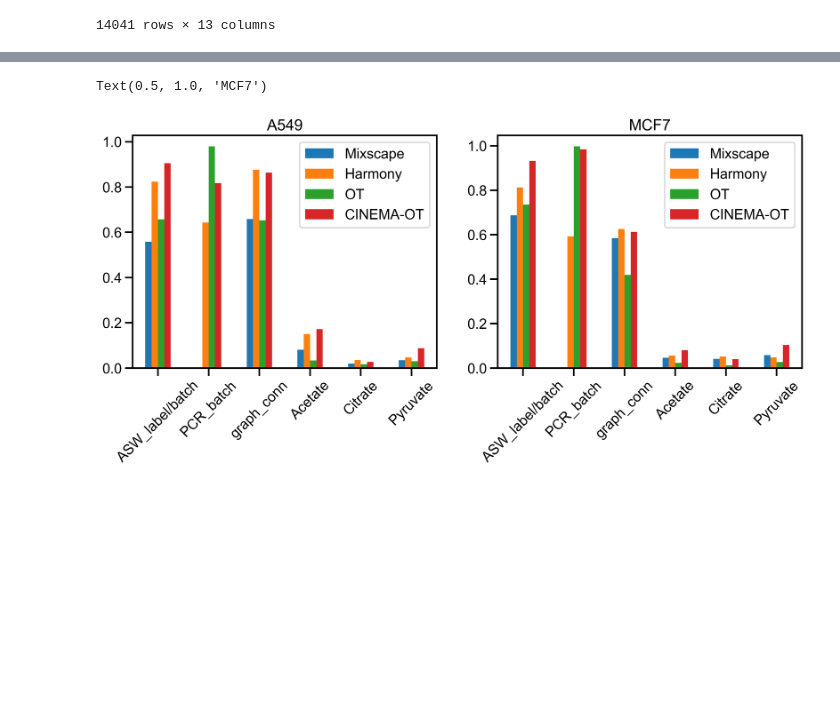
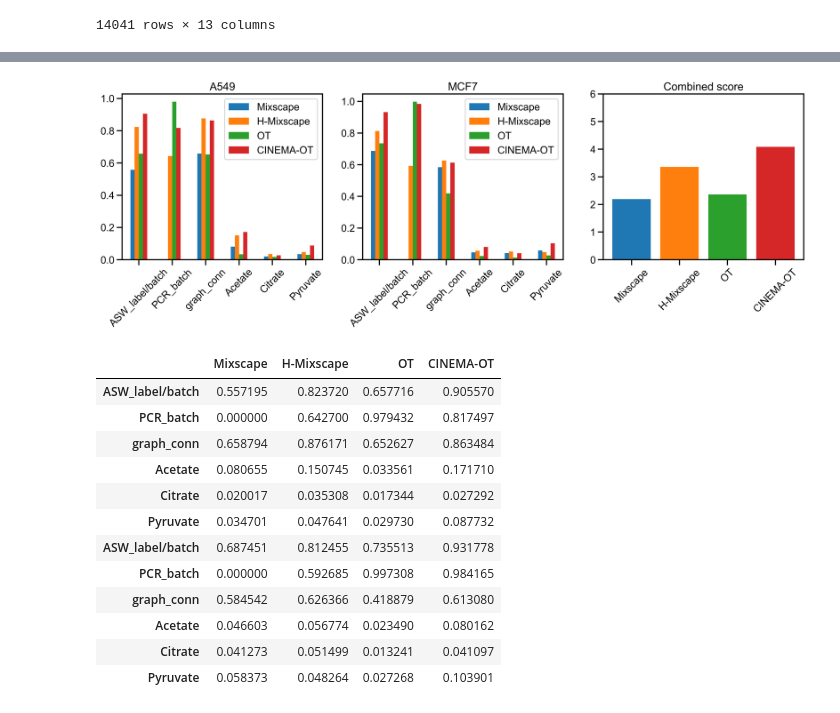
Before and after one commit to vandijklab/CINEMA-OT, a Jupyter notebook: benchmark/Sciplex_benchmark.ipynb, the cells around one changed output, grey strips where cells are left out. Cells and saved outputs as stored; diff of their text form; code cells hidden in the pictures; blank space fills up the shorter version.

```diff
--- a/benchmark/Sciplex_benchmark.ipynb
+++ b/benchmark/Sciplex_benchmark.ipynb
@@ -92,7 +92,7 @@ Isolated labels ASW...
 Graph connectivity...
 # %%
 metric_m.columns = ['Mixscape']
-metric_h.columns = ['Harmony']
+metric_h.columns = ['H-Mixscape']
 metric_o.columns = ['OT']
 metric_c.columns = ['CINEMA-OT']
 metrics = pd.concat([metric_m,metric_h,metric_o,metric_c],axis=1)
@@ -137,7 +137,7 @@ metric_o = co.benchmark.evaluate_batch(cf_o, sciplex4_subset_, obs_label='P', la
 metric_c = co.benchmark.evaluate_batch(cf_c, sciplex4_subset_, obs_label='P', label=['Acetate','Citrate','Pyruvate'], continuity=[True,True,True], pcr=True,graph_conn=True)
 
 metric_m.columns = ['Mixscape']
-metric_h.columns = ['Harmony']
+metric_h.columns = ['H-Mixscape']
 metric_o.columns = ['OT']
 metric_c.columns = ['CINEMA-OT']
 metrics2 = pd.concat([metric_m,metric_h,metric_o,metric_c],axis=1)
@@ -184,16 +184,48 @@ Graph connectivity...
 | Acetate | 0.046603 | 0.056774 | 0.023490 | 0.080162 |
 | Citrate | 0.041273 | 0.051499 | 0.013241 | 0.041097 |
 | Pyruvate | 0.058373 | 0.048264 | 0.027268 | 0.103901 |
+# %%
+from scipy.stats import wilcoxon
+metric_all = pd.concat((metrics[metrics.index.isin(['ASW_label/batch','PCR_batch','graph_conn','Acetate','Citrate','Pyruvate'])],metrics2[metrics2.index.isin(['ASW_label/batch','PCR_batch','graph_conn','Acetate','Citrate','Pyruvate'])]),axis=0)
+metric_all
+# %%
+metric_scale = metric_all.copy()
+metric_scale = metric_scale.div(metric_scale.sum(axis=1), axis=0)
 # %%
 plt.rcParams['figure.dpi'] = 300
 plt.rcParams["font.family"] = 'Arial'
-fig, axs = plt.subplots(1,2, figsize=(14, 5))
+fig, axs = plt.subplots(1,3, figsize=(20, 5))
 
 metrics[metrics.index.isin(['ASW_label/batch','PCR_batch','graph_conn','Acetate','Citrate','Pyruvate'])].plot(kind="bar",ax=axs[0],rot=45)
 axs[0].set_title('A549')
 
-metrics2[metrics.index.isin(['ASW_label/batch','PCR_batch','graph_conn','Acetate','Citrate','Pyruvate'])].plot(kind="bar",ax=axs[1],rot=45)
+metrics2[metrics2.index.isin(['ASW_label/batch','PCR_batch','graph_conn','Acetate','Citrate','Pyruvate'])].plot(kind="bar",ax=axs[1],rot=45)
 axs[1].set_title('MCF7')
+
+axs[2].bar([0,1,2,3],np.sum(metric_scale.values,axis=0),color=['tab:blue','tab:orange','tab:green','tab:red'])
+axs[2].set_title('Combined score')
+axs[2].set_ylim((0,6))
+axs[2].set_xticks([0,1,2,3])
+axs[2].set_xticklabels(metrics.columns.values,rotation=45)
+
+plt.savefig('3Bfinal2.pdf')
 # %% [output]
-Text(0.5, 1.0, 'MCF7')
-[figure, old version]
+[figure, new version]
+# %%
+from scipy.stats import wilcoxon
+metric_all = pd.concat((metrics[metrics.index.isin(['ASW_label/batch','PCR_batch','graph_conn','Acetate','Citrate','Pyruvate'])],metrics2[metrics2.index.isin(['ASW_label/batch','PCR_batch','graph_conn','Acetate','Citrate','Pyruvate'])]),axis=0)
+metric_all
+# %% [output]
+|  | Mixscape | H-Mixscape | OT | CINEMA-OT |
+| ASW_label/batch | 0.557195 | 0.823720 | 0.657716 | 0.905570 |
+| PCR_batch | 0.000000 | 0.642700 | 0.979432 | 0.817497 |
+| graph_conn | 0.658794 | 0.876171 | 0.652627 | 0.863484 |
+| Acetate | 0.080655 | 0.150745 | 0.033561 | 0.171710 |
+| Citrate | 0.020017 | 0.035308 | 0.017344 | 0.027292 |
+| Pyruvate | 0.034701 | 0.047641 | 0.029730 | 0.087732 |
+| ASW_label/batch | 0.687451 | 0.812455 | 0.735513 | 0.931778 |
+| PCR_batch | 0.000000 | 0.592685 | 0.997308 | 0.984165 |
+| graph_conn | 0.584542 | 0.626366 | 0.418879 | 0.613080 |
+| Acetate | 0.046603 | 0.056774 | 0.023490 | 0.080162 |
+| Citrate | 0.041273 | 0.051499 | 0.013241 | 0.041097 |
+| Pyruvate | 0.058373 | 0.048264 | 0.027268 | 0.103901 |
```
Also changed, not shown: parts of 8 cells of this notebook.
